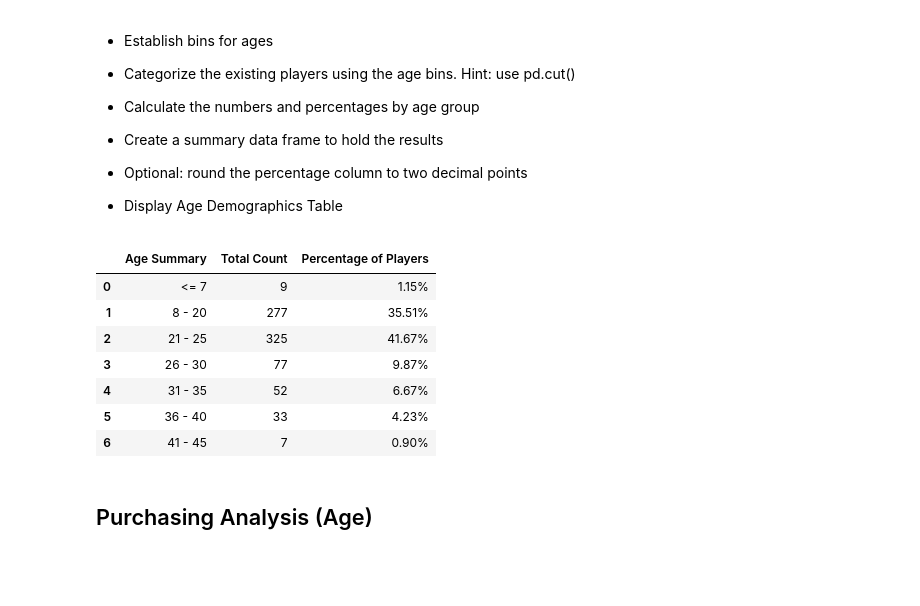
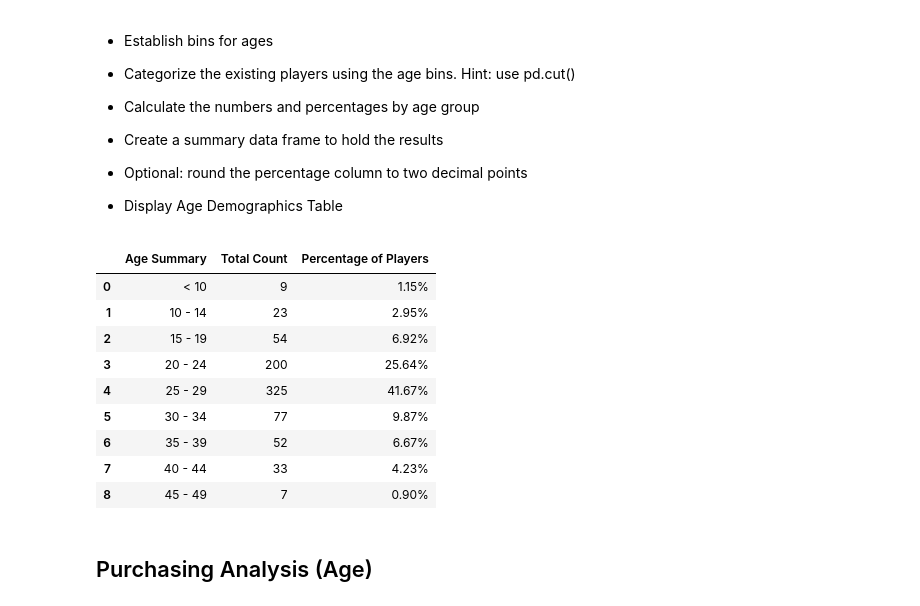
Before and after one commit to SMahashraya/pandas-challenge, a Jupyter notebook: HeroesOfPymoli_hw.ipynb, the cells around one changed output. Drawn from its saved outputs; the diff is of its cells as text; code cells hidden in the pictures; blank space fills up the shorter version.

```diff
--- a/HeroesOfPymoli_hw.ipynb
+++ b/HeroesOfPymoli_hw.ipynb
@@ -147,49 +152,57 @@ gender_prch_df
 * Display Age Demographics Table
 # %%
 prch_df["Age"].describe()
-bins = [0, 7, 20, 25, 30, 35, 40, 45]
-age_bins = ["<= 7",
-            "8 - 20",
-            "21 - 25",
-            "26 - 30",
-            "31 - 35",
-            "36 - 40",
-            "41 - 45"]
+bins = [0, 7, 10, 15, 20, 25, 30, 35, 40, 45]
+age_bins = ["< 10",
+            "10 - 14",
+            "15 - 19",
+            "20 - 24",
+            "25 - 29",
+            "30 - 34",
+            "35 - 39",
+            "40 - 44",
+            "45 - 49"]
 
-age_total = prch_df["Age Summary"].count()
+age_total = prch_df["Age"].count()
 
 prch_df["Age Summary"] = pd.cut(prch_df["Age"], bins, labels = age_bins)
 
-A = prch_df.loc[prch_df["Age Summary"] == "<= 7"]["Age Summary"].count()
-B = prch_df.loc[prch_df["Age Summary"] == "8 - 20"]["Age Summary"].count()
-C = prch_df.loc[prch_df["Age Summary"] == "21 - 25"]["Age Summary"].count()
-D = prch_df.loc[prch_df["Age Summary"] == "26 - 30"]["Age Summary"].count()
-E = prch_df.loc[prch_df["Age Summary"] == "31 - 35"]["Age Summary"].count()
-F = prch_df.loc[prch_df["Age Summary"] == "36 - 40"]["Age Summary"].count()
-G = prch_df.loc[prch_df["Age Summary"] == "41 - 45"]["Age Summary"].count()
+A = prch_df.loc[prch_df["Age Summary"] == "< 10"]["Age Summary"].count()
+B = prch_df.loc[prch_df["Age Summary"] == "10 - 14"]["Age Summary"].count()
+C = prch_df.loc[prch_df["Age Summary"] == "15 - 19"]["Age Summary"].count()
+D = prch_df.loc[prch_df["Age Summary"] == "20 - 24"]["Age Summary"].count()
+E = prch_df.loc[prch_df["Age Summary"] == "25 - 29"]["Age Summary"].count()
+F = prch_df.loc[prch_df["Age Summary"] == "30 - 34"]["Age Summary"].count()
+G = prch_df.loc[prch_df["Age Summary"] == "35 - 39"]["Age Summary"].count()
+H = prch_df.loc[prch_df["Age Summary"] == "40 - 44"]["Age Summary"].count()
+I = prch_df.loc[prch_df["Age Summary"] == "45 - 49"]["Age Summary"].count()
 
 Aa = "{0:.2f}%".format((A/age_total)*100)
 Bb = "{0:.2f}%".format((B/age_total)*100)
 Cc = "{0:.2f}%".format((C/age_total)*100)
 Dd = "{0:.2f}%".format((D/age_total)*100)
 Ee = "{0:.2f}%".format((E/age_total)*100)
 Ff = "{0:.2f}%".format((F/age_total)*100)
 Gg = "{0:.2f}%".format((G/age_total)*100)
+Hh = "{0:.2f}%".format((H/age_total)*100)
+Ii = "{0:.2f}%".format((I/age_total)*100)
 
 age_summ = pd.DataFrame({"Age Summary": age_bins,
-                         "Total Count": [A, B, C, D, E, F, G],
-                         "Percentage of Players": [Aa, Bb, Cc, Dd, Ee, Ff, Gg]})
+                         "Total Count": [A, B, C, D, E, F, G, H, I],
+                         "Percentage of Players": [Aa, Bb, Cc, Dd, Ee, Ff, Gg, Hh, Ii]})
 age_summ.groupby(["Age Summary"])
 age_summ
 # %% [output]
 |  | Age Summary | Total Count | Percentage of Players |
-| 0 | <= 7 | 9 | 1.15% |
-| 1 | 8 - 20 | 277 | 35.51% |
-| 2 | 21 - 25 | 325 | 41.67% |
-| 3 | 26 - 30 | 77 | 9.87% |
-| 4 | 31 - 35 | 52 | 6.67% |
-| 5 | 36 - 40 | 33 | 4.23% |
-| 6 | 41 - 45 | 7 | 0.90% |
+| 0 | < 10 | 9 | 1.15% |
+| 1 | 10 - 14 | 23 | 2.95% |
+| 2 | 15 - 19 | 54 | 6.92% |
+| 3 | 20 - 24 | 200 | 25.64% |
+| 4 | 25 - 29 | 325 | 41.67% |
+| 5 | 30 - 34 | 77 | 9.87% |
+| 6 | 35 - 39 | 52 | 6.67% |
+| 7 | 40 - 44 | 33 | 4.23% |
+| 8 | 45 - 49 | 7 | 0.90% |
 # %% [markdown]
 ## Purchasing Analysis (Age)
 # %% [markdown]
```
Also changed, not shown: parts of 8 cells of this notebook.
